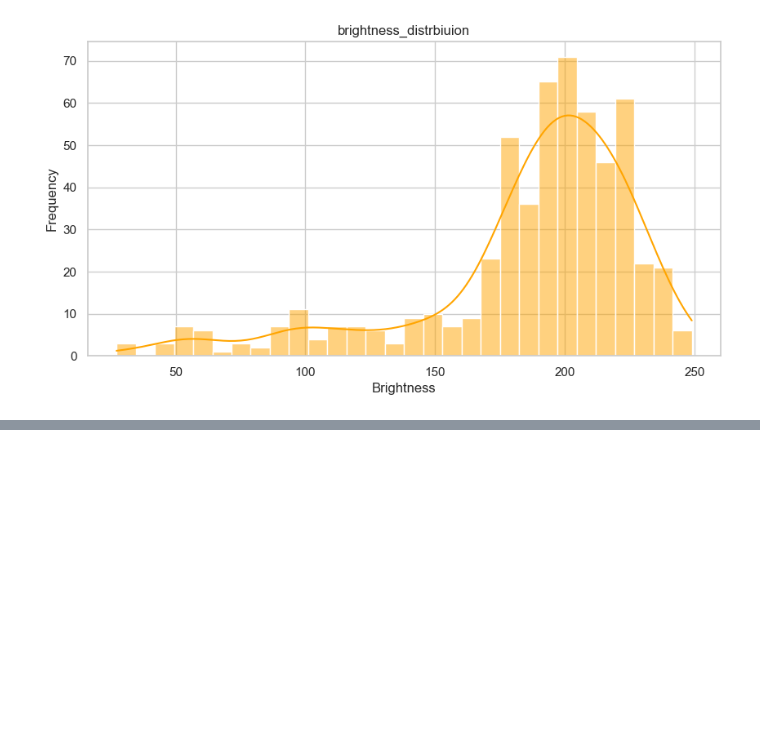
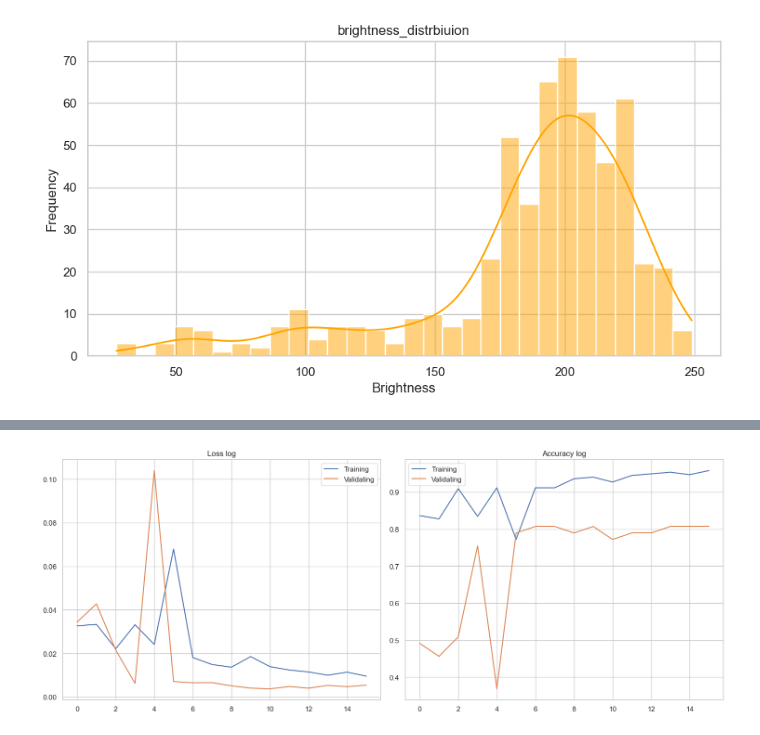
Before and after one commit to Amursen/transformer-models-for-CNN, a Jupyter notebook: main.ipynb, the cells around one changed output, grey strips where cells are left out. Cells and saved outputs as stored; diff of their text form; code cells hidden in the pictures; blank space fills up the shorter version.

Commit message:
add resnet18

```diff
--- a/main.ipynb
+++ b/main.ipynb
@@ -187,0 +279,3 @@ num of labels : 233
+# %%
+for data , target in train_loader:
+    break
@@ -187,0 +289,3 @@ num of labels : 233
+# %%
+model = resnet18()
+model
@@ -187,0 +314,2 @@ num of labels : 233
+# %%
+model.fc = nn.Linear(in_features=model.fc.in_features , out_features= 6)
@@ -187,0 +320,5 @@ num of labels : 233
+# %%
+model = model
+criterion = nn.CrossEntropyLoss()
+optimizer = torch.optim.SGD(model.parameters() , lr=0.1)
+scheduler = torch.optim.lr_scheduler.StepLR(optimizer ,step_size= 10 , gamma=0.1)
@@ -187,0 +406,20 @@ num of labels : 233
+# %%
+fig, axes = plt.subplots(ncols=2, figsize=(15, 6))
+
+index = 0
+
+axes[index].plot(train_loss, label="Training")
+axes[index].plot(vall_loss, label="Validating")
+axes[index].set_title("Loss log")
+axes[index].legend()
+
+index += 1
+
+axes[index].plot(train_acc, label="Training")
+axes[index].plot(vall_acc, label="Validating")
+axes[index].set_title("Accuracy log")
+axes[index].legend()
+plt.tight_layout()
+plt.show()
+# %% [output]
+[figure, added]
```
Also changed, not shown: parts of 17 cells of this notebook.
